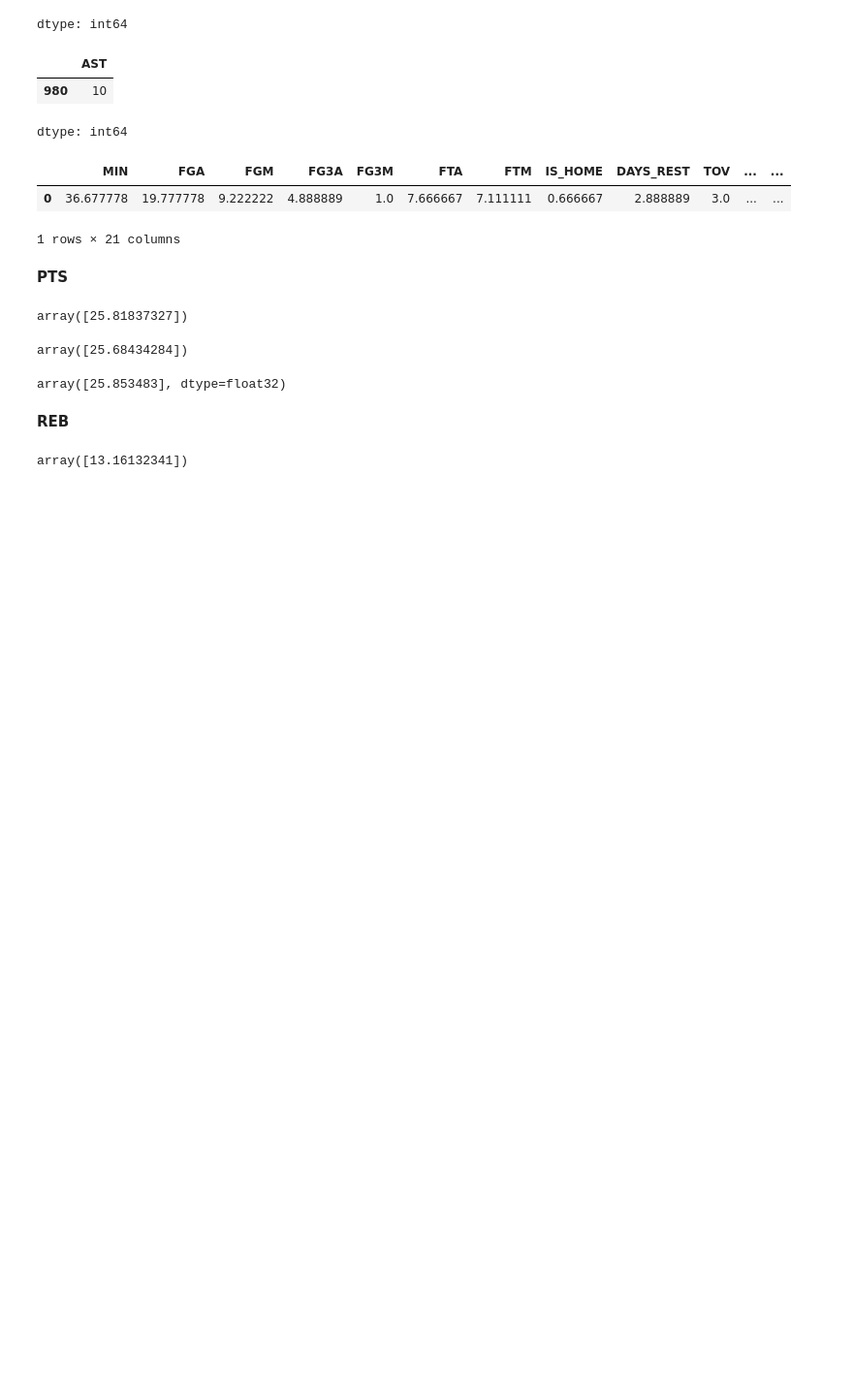
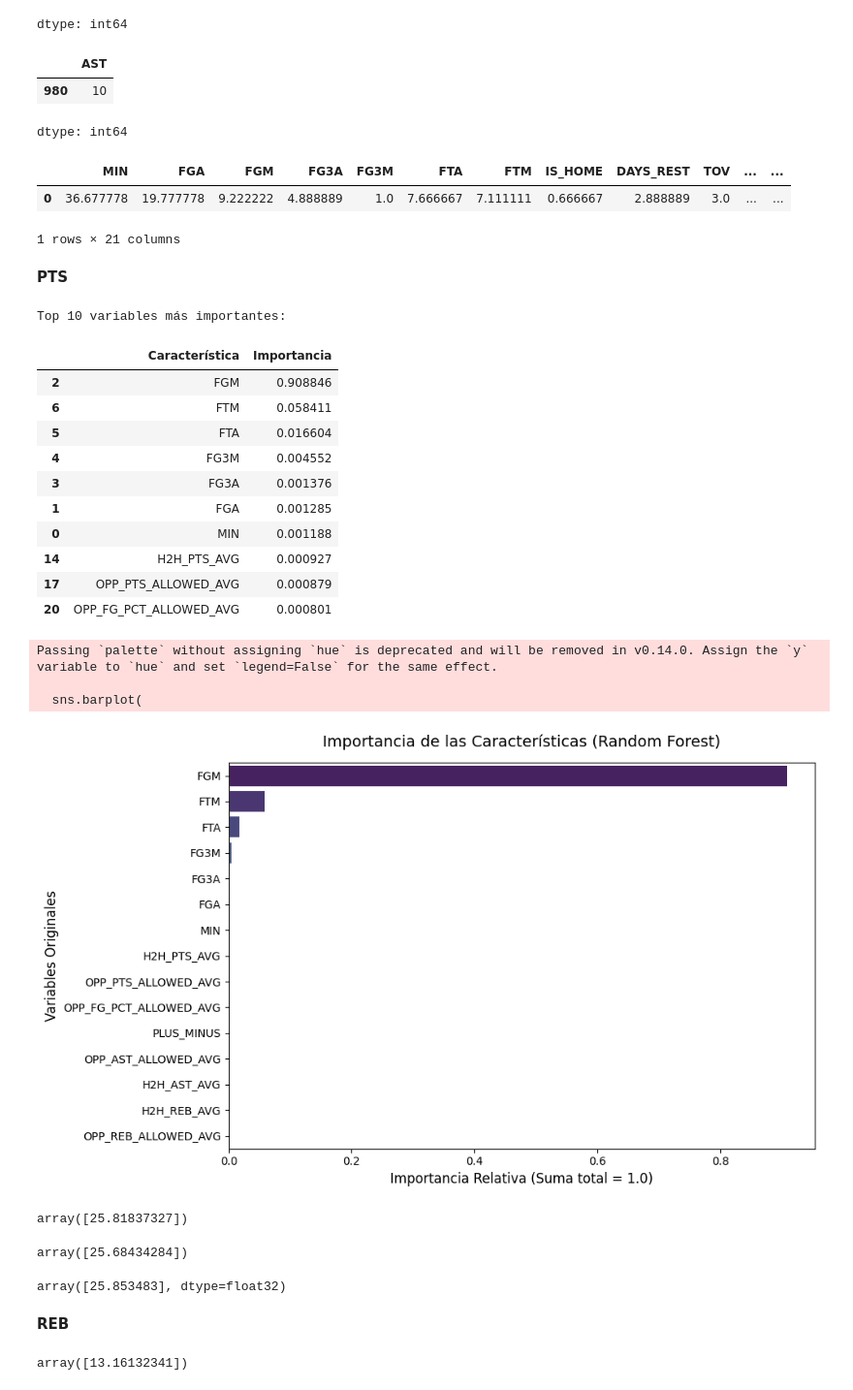
Before and after one commit to Alirico/Smart_Bet_Engine, a Jupyter notebook: Avance 3. Baseline/Baseline_NBA_Equipo37_Entregable_3.ipynb, the cells around one changed output. Shown at 97% size. Cells and saved outputs as stored; diff of their text form; code cells hidden in the pictures; blank space fills up the shorter version.

```diff
--- a/Avance 3. Baseline/Baseline_NBA_Equipo37_Entregable_3.ipynb
+++ b/Avance 3. Baseline/Baseline_NBA_Equipo37_Entregable_3.ipynb
@@ -1964,6 +1964,59 @@ display(df_avg_inference)
 1 rows × 21 columns
 # %% [markdown]
 **PTS**
+# %%
+load_model = joblib.load('model_nba_pts_RandomForest.pkl')
+
+model_rf = load_model[-1]
+
+# 1. Extraer las importancias del modelo entrenado
+# Random Forest guarda esto en un atributo llamado feature_importances_
+importances = model_rf.feature_importances_
+
+# 2. Obtener los nombres de las columnas
+names_features = df_avg_inference.columns
+
+# 3. Crear un DataFrame para organizarlo de mayor a menor importancia
+df_importances = pd.DataFrame({
+    'Característica': names_features,
+    'Importancia': importances
+}).sort_values(by='Importancia', ascending=False)
+
+# Mostrar el Top 10 en texto
+print("Top 10 variables más importantes:")
+display(df_importances.head(10))
+
+# 4. Graficar los resultados
+plt.figure(figsize=(10, 6))
+sns.barplot(
+    x='Importancia',
+    y='Característica',
+    data=df_importances.head(15),
+    palette='viridis'
+)
+
+plt.title('Importancia de las Características (Random Forest)', fontsize=14, pad=15)
+plt.xlabel('Importancia Relativa (Suma total = 1.0)', fontsize=12)
+plt.ylabel('Variables Originales', fontsize=12)
+plt.tight_layout()
+plt.show()
+# %% [output]
+Top 10 variables más importantes:
+|  | Característica | Importancia |
+| 2 | FGM | 0.908846 |
+| 6 | FTM | 0.058411 |
+| 5 | FTA | 0.016604 |
+| 4 | FG3M | 0.004552 |
+| 3 | FG3A | 0.001376 |
+| 1 | FGA | 0.001285 |
+| 0 | MIN | 0.001188 |
+| 14 | H2H_PTS_AVG | 0.000927 |
+| 17 | OPP_PTS_ALLOWED_AVG | 0.000879 |
+| 20 | OPP_FG_PCT_ALLOWED_AVG | 0.000801 |
+Passing `palette` without assigning `hue` is deprecated and will be removed in v0.14.0. Assign the `y` variable to `hue` and set `legend=False` for the same effect.
+
+  sns.barplot(
+[figure, added]
 # %%
 load_model = joblib.load('model_nba_pts_RandomForest.pkl')
 pred = load_model.predict(df_avg_inference)
```
Also changed, not shown: parts of 5 cells of this notebook, 1 other file.
